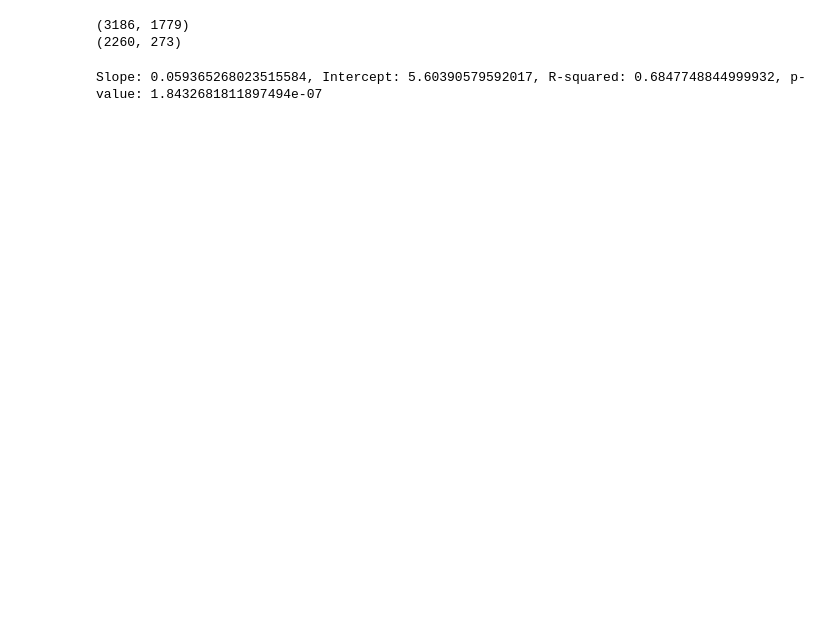
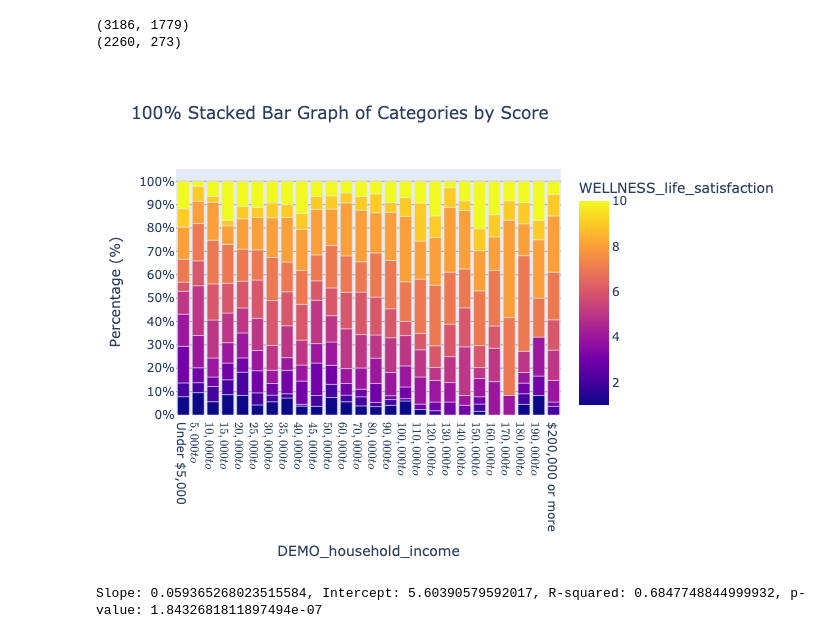
Before and after one commit to vicdenz/sta130-uoft, a Jupyter notebook: course_project/proposal_analysis1.ipynb, the cells around one changed output. Saved outputs shown, nothing was run; the diff lists cells and outputs as text; code cells hidden in the pictures; blank space fills up the shorter version.

```diff
--- a/course_project/proposal_analysis1.ipynb
+++ b/course_project/proposal_analysis1.ipynb
@@ -75,39 +73,38 @@ income_mapping = {
 # Ensure 'DEMO_household_income' column is mapped to numeric values using income_mapping
 data_cross_2021['DEMO_household_income_index'] = data_cross_2021['DEMO_household_income'].map(income_mapping)
 # %%
-x = 'DEMO_household_income'
-Y = 'WELLNESS_life_satisfaction'
-
-df_count = data_cross_2021.groupby(['DEMO_household_income', Y]).size().reset_index(name='Count')
+df_count = data_cross_2021.groupby(['DEMO_household_income', 'WELLNESS_life_satisfaction']).size().reset_index(name='Count')
 
 # Unique sort to preserve the order of life satisfaction while also sorting the household income
 for value in income_mapping.keys():
 	df_count = pd.concat([df_count, df_count.loc[df_count['DEMO_household_income'] == value]], ignore_index=True)
 df_count = df_count.iloc[len(df_count) // 2 :]
 
 # Calculate the percentage directly in the DataFrame and scale it to 0-1
 df_count['Percentage'] = df_count.groupby('DEMO_household_income')['Count'].transform(lambda x: x / x.sum())
 
 # Create a stacked bar graph
-fig = px.bar(df_count, x='DEMO_household_income', y='Percentage', color=Y,
+fig = px.bar(df_count, x='DEMO_household_income', y='Percentage', color='WELLNESS_life_satisfaction',
              title='100% Stacked Bar Graph of Categories by Score',
              labels={'Percentage': 'Percentage (%)'},
              color_continuous_scale=px.colors.sequential.Plasma,
 			)
 
 # Update layout
 fig.update_layout(
     barmode='stack',
     yaxis=dict(
         tickvals=[i / 100 for i in range(0, 101, 10)],
         ticktext=[f"{i}%" for i in range(0, 101, 10)],
         dtick=0.1,  # Add grid lines every 10%
         gridcolor='rgba(0, 0, 0, 0.3)'
     )
 )
 
 # Show the figure
-fig.show()
+fig.show(renderer='png')
+# %% [output]
+[figure, added]
 # %%
 satisfaction_per_income = data_cross_2021.groupby('DEMO_household_income')['WELLNESS_life_satisfaction'].agg(
     Sample_Size='count',
```
Also changed, not shown: parts of 1 cell of this notebook, 4 other files.
